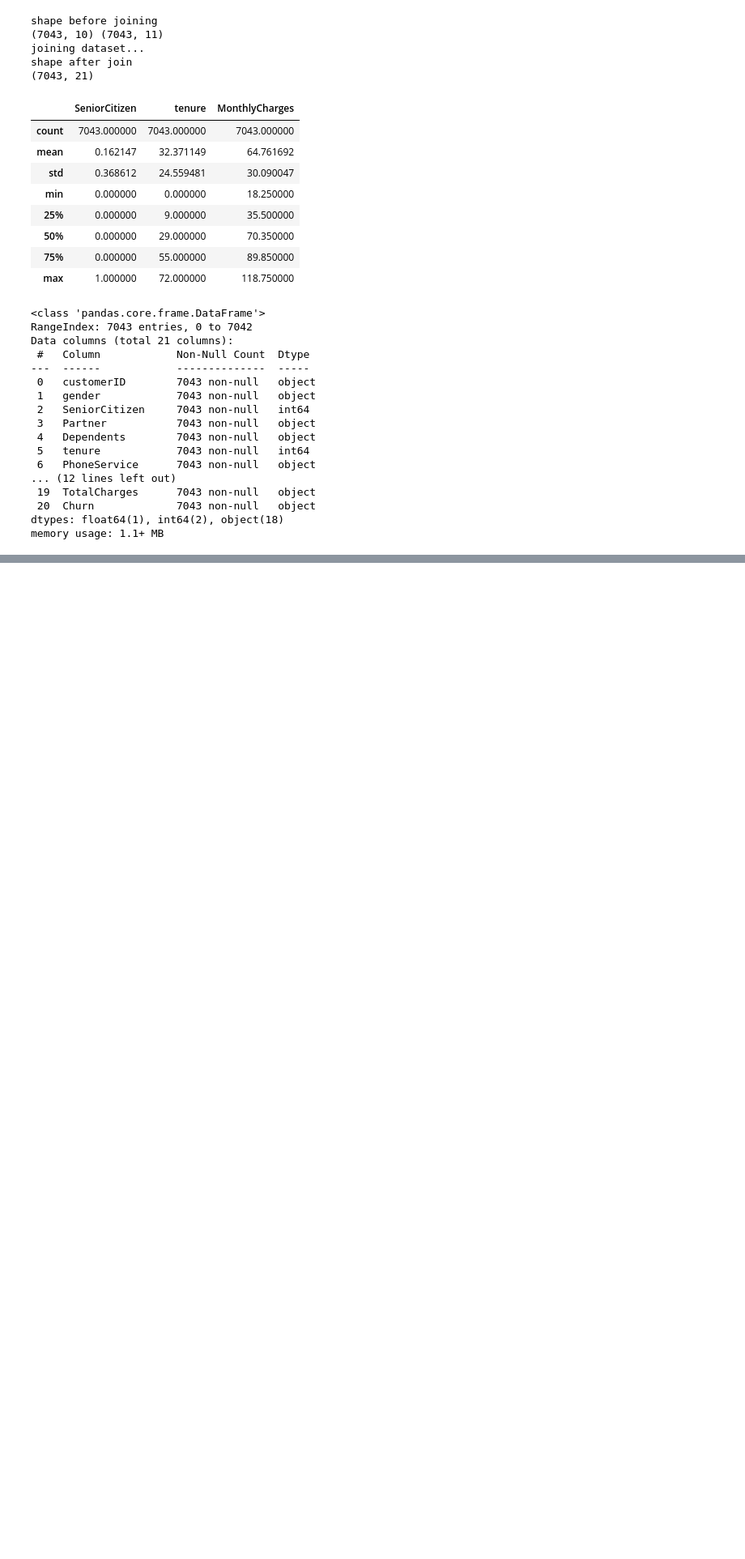
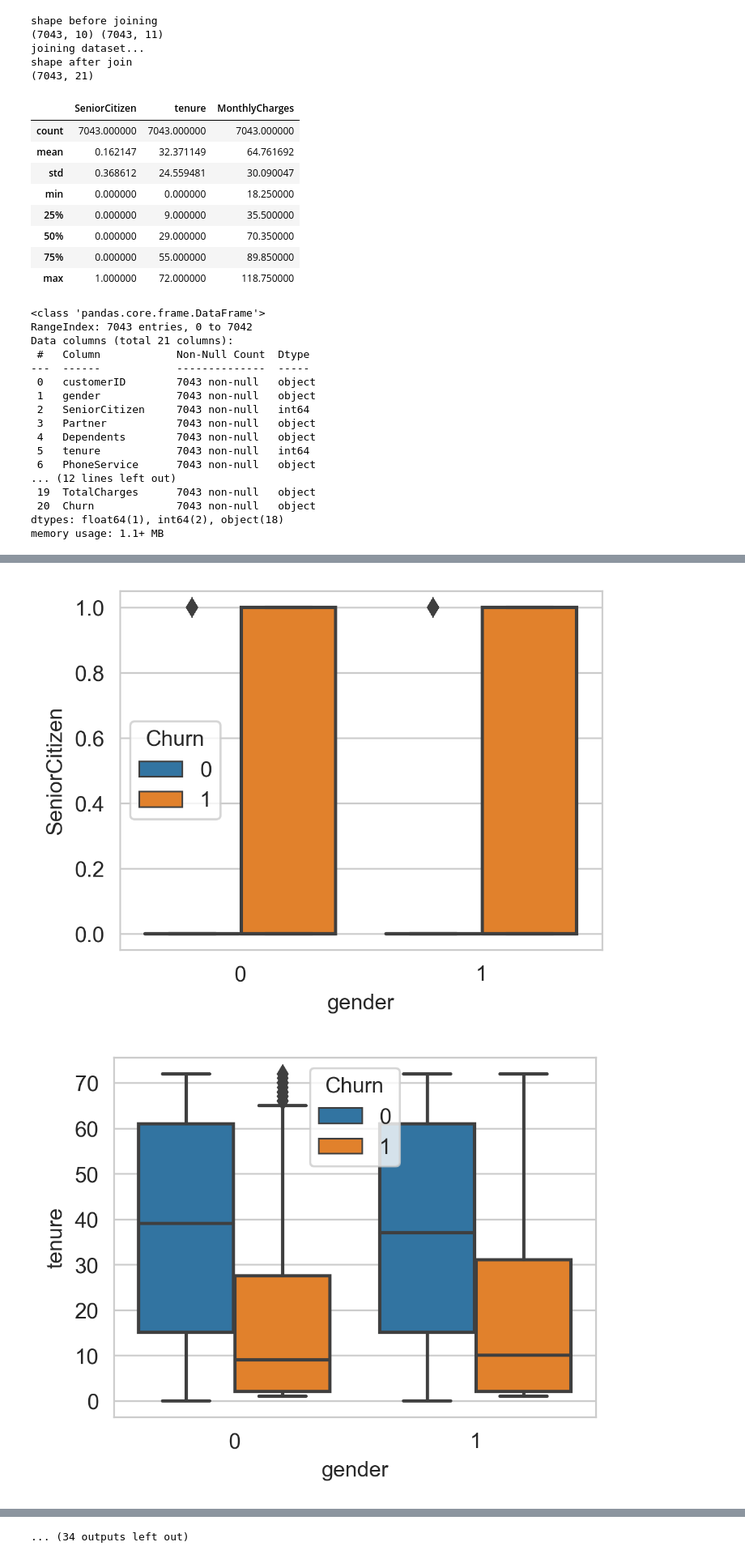
Before and after one commit to Asifdotexe/MachineLearns, a Jupyter notebook: python/Telecom Model.ipynb, the cells around one changed output, grey strips where cells are left out. Shown at 81% size. Cells and saved outputs as stored; diff of their text form; code cells hidden in the pictures; blank space fills up the shorter version.

```diff
--- a/python/Telecom Model.ipynb
+++ b/python/Telecom Model.ipynb
@@ -78,0 +143,2 @@ memory usage: 1.1+ MB
+# %%
+df = df.fillna('TotalCharges')
@@ -78,0 +154,34 @@ memory usage: 1.1+ MB
+# %%
+char = df.loc[:,df.dtypes == 'object'].columns.tolist()
+num = df.describe().columns.tolist()
+# %%
+replace_values = {
+'gender': {'Female':0, 'Male':1} ,
+'Partner' : {'Yes': 1, 'No': 0} ,
+'Dependents' : {'Yes': 1, 'No': 0} ,
+'PhoneService' : {'Yes': 1, 'No': 0} ,
+'MultipleLines' : {'No phone service': 2, 'Yes': 1, 'No': 0} ,
+'InternetService' : {'DSL': 2, 'Fiber optic': 1, 'No': 0} ,
+'OnlineSecurity' : {'No internet service': 2, 'Yes': 1, 'No': 0} ,
+'OnlineBackup' : {'No internet service': 2, 'Yes': 1, 'No': 0} ,
+'DeviceProtection' : {'No internet service': 2, 'Yes': 1, 'No': 0},
+'TechSupport' : {'No internet service': 2, 'Yes': 1, 'No': 0},
+'StreamingTV' : {'No internet service': 2, 'Yes': 1, 'No': 0},
+'StreamingMovies' : {'No internet service': 2, 'Yes': 1, 'No': 0},
+'Contract' : {'Month-to-month':1, 'One year':2, 'Two year':3 },
+'PaperlessBilling' : {'Yes': 1, 'No': 0} ,
+'PaymentMethod' : {'Electronic check':1, 'Mailed check':0, 'Bank transfer (automatic)':2, 'Credit card (automatic)':3},
+'Churn' : {'Yes': 1, 'No': 0}
+}
+# %%
+df = df.replace(replace_values)
+# %%
+for i in char[1:] :
+  for j in num:
+
+    plt.figure(figsize = (4,3))
+    sns.boxplot(x = df[i] , y = df[j] , hue='Churn' , data = df)
+    plt.show()
+# %% [output]
+[figure, added]
+[figure, added]
@@ -78,0 +198 @@ memory usage: 1.1+ MB
+... (34 outputs left out)
```
Also changed, not shown: parts of 6 cells of this notebook, 6 other files.
